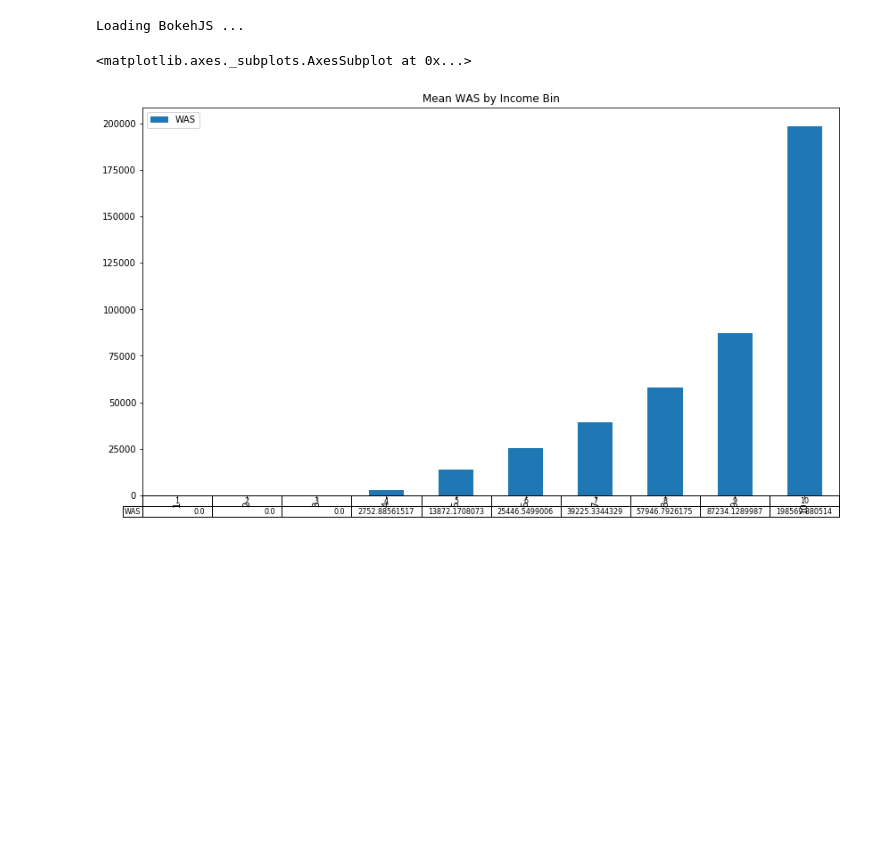
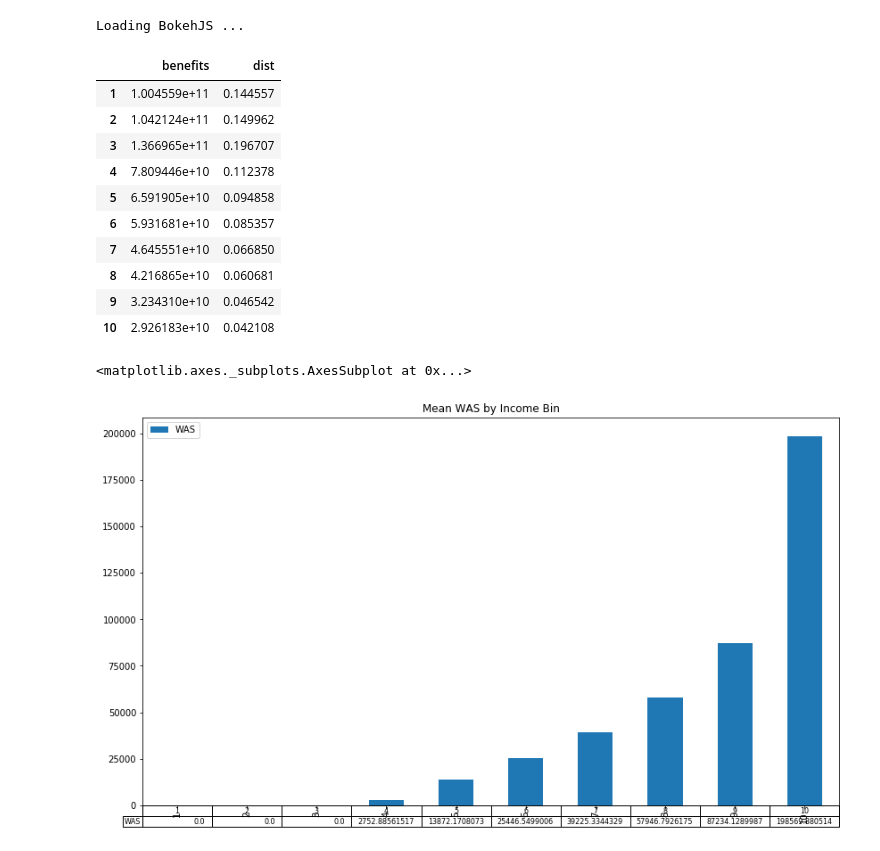
Before and after one commit to andersonfrailey/Notebook-Uploads, a Jupyter notebook: Benefit Plots.ipynb, the cells around one changed output. Cells and saved outputs as stored; diff of their text form; code cells hidden in the pictures; blank space fills up the shorter version.

```diff
--- a/Benefit Plots.ipynb
+++ b/Benefit Plots.ipynb
@@ -24,3 +24,21 @@ cps['tot_benefits'] = (cps['MedicareX'] + cps['MEDICAID'] + cps['SSI'] + cps['SN
 cps['dist_benefits'] = (cps['MEDICAID'] + cps['SSI'] + cps['SNAP'] + cps['VB'])
 # cps['cumsum'] = np.cumsum(cps['s006'].values)
 cps = utils.add_weighted_income_bins(cps, income_measure='WAS')
+# %%
+cps_dist = pd.DataFrame(cps.groupby('bins', as_index=False).apply(utils.weighted_sum, 'dist_benefits'))
+cps_dist.index = [x for x in range(1, 11)]
+cps_dist.columns = ['benefits']
+cps_dist['dist'] = cps_dist['benefits'] / cps_dist['benefits'].sum()
+cps_dist
+# %% [output]
+|  | benefits | dist |
+| 1 | 1.004559e+11 | 0.144557 |
+| 2 | 1.042124e+11 | 0.149962 |
+| 3 | 1.366965e+11 | 0.196707 |
+| 4 | 7.809446e+10 | 0.112378 |
+| 5 | 6.591905e+10 | 0.094858 |
+| 6 | 5.931681e+10 | 0.085357 |
+| 7 | 4.645551e+10 | 0.066850 |
+| 8 | 4.216865e+10 | 0.060681 |
+| 9 | 3.234310e+10 | 0.046542 |
+| 10 | 2.926183e+10 | 0.042108 |
```
Also changed, not shown: parts of 39 cells of this notebook.
